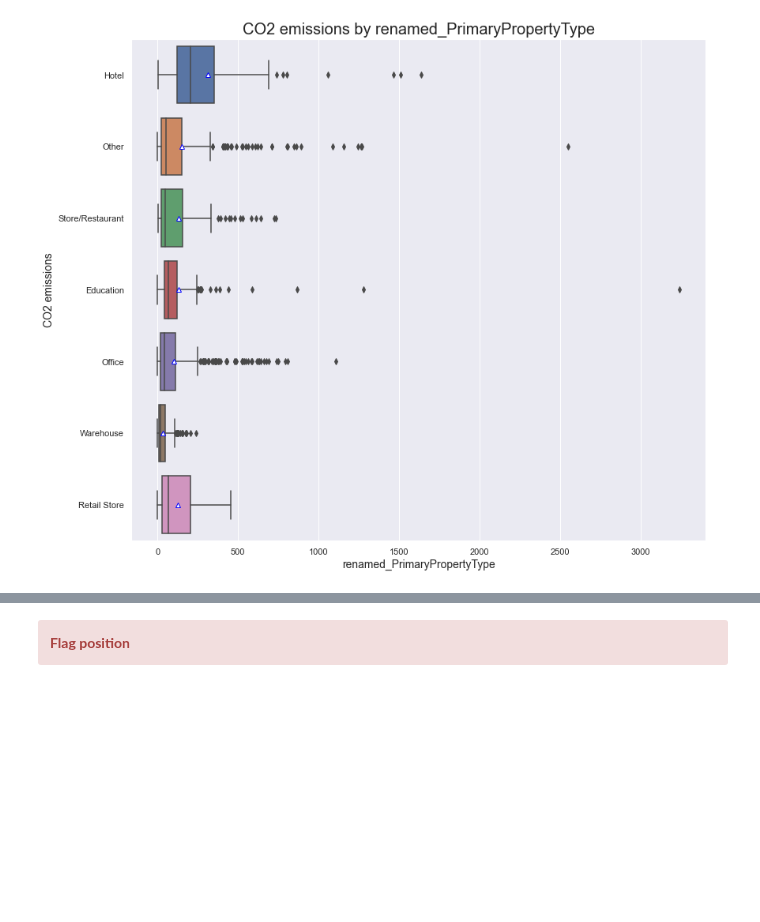
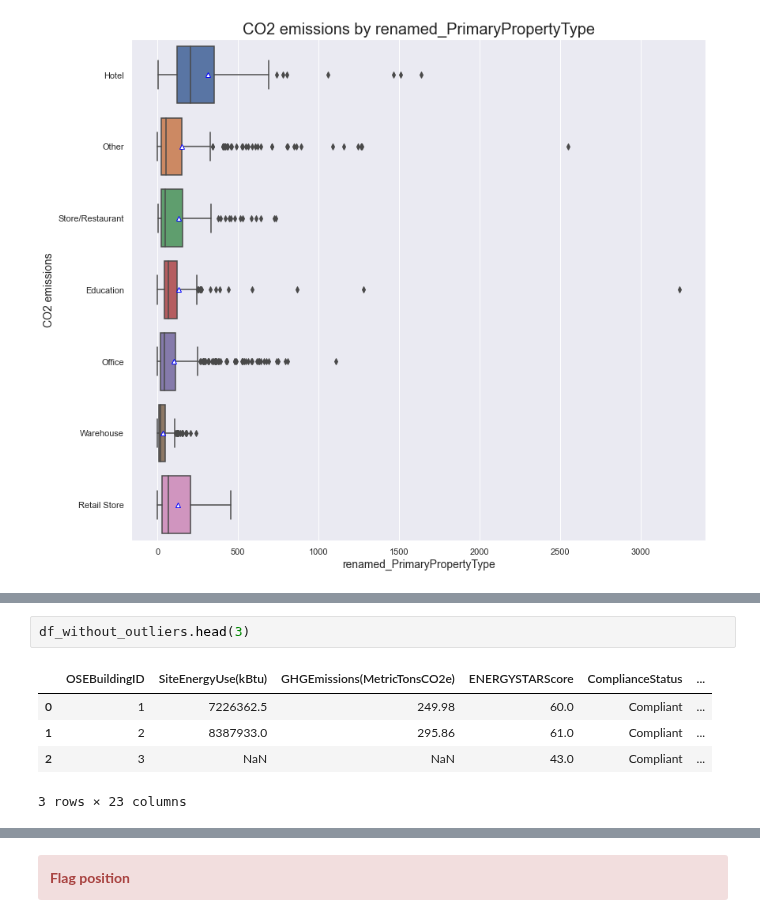
Before and after one commit to samirhinojosa/OC-P4-consumption-needs-of-buildings, a Jupyter notebook: analysis_notebook.ipynb, the cells around one changed output, grey strips where cells are left out. Saved outputs shown, nothing was run; the diff lists cells and outputs as text; blank space fills up the shorter version.

```diff
--- a/analysis_notebook.ipynb
+++ b/analysis_notebook.ipynb
@@ -1635,0 +1706,8 @@ for var in ["renamed_PrimaryPropertyType"]:
+# %%
+df_without_outliers.head(3)
+# %% [output]
+|  | OSEBuildingID | SiteEnergyUse(kBtu) | GHGEmissions(MetricTonsCO2e) | ENERGYSTARScore | ComplianceStatus | ... |
+| 0 | 1 | 7226362.5 | 249.98 | 60.0 | Compliant | ... |
+| 1 | 2 | 8387933.0 | 295.86 | 61.0 | Compliant | ... |
+| 2 | 3 | NaN | NaN | 43.0 | Compliant | ... |
+3 rows × 23 columns
```
Also changed, not shown: parts of 12 cells of this notebook.
